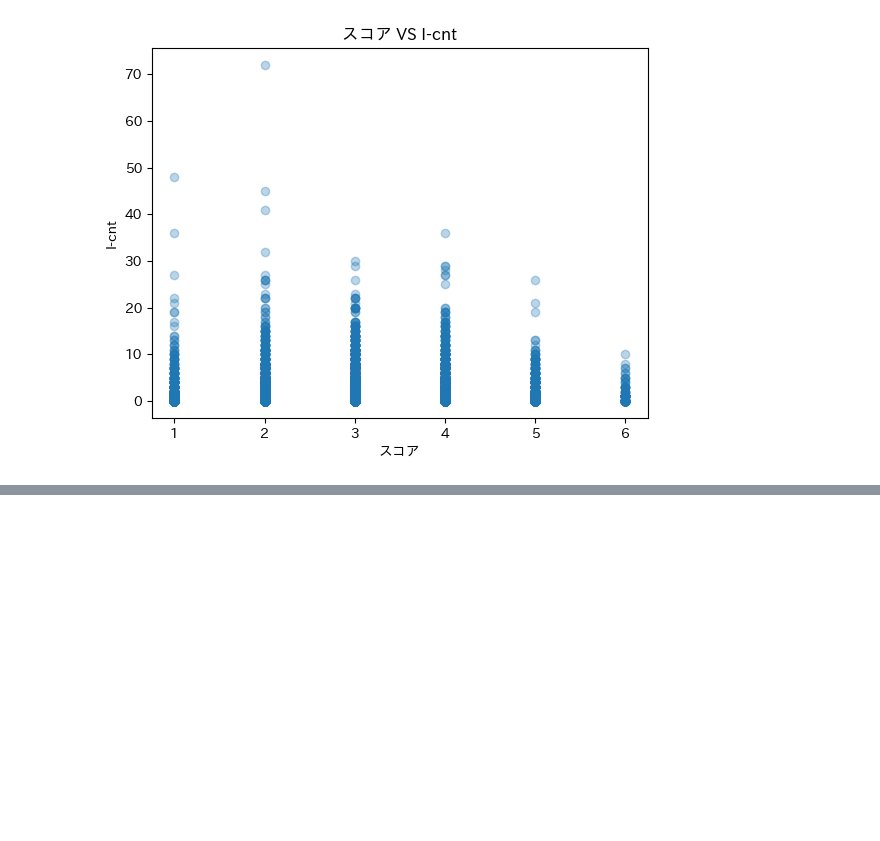
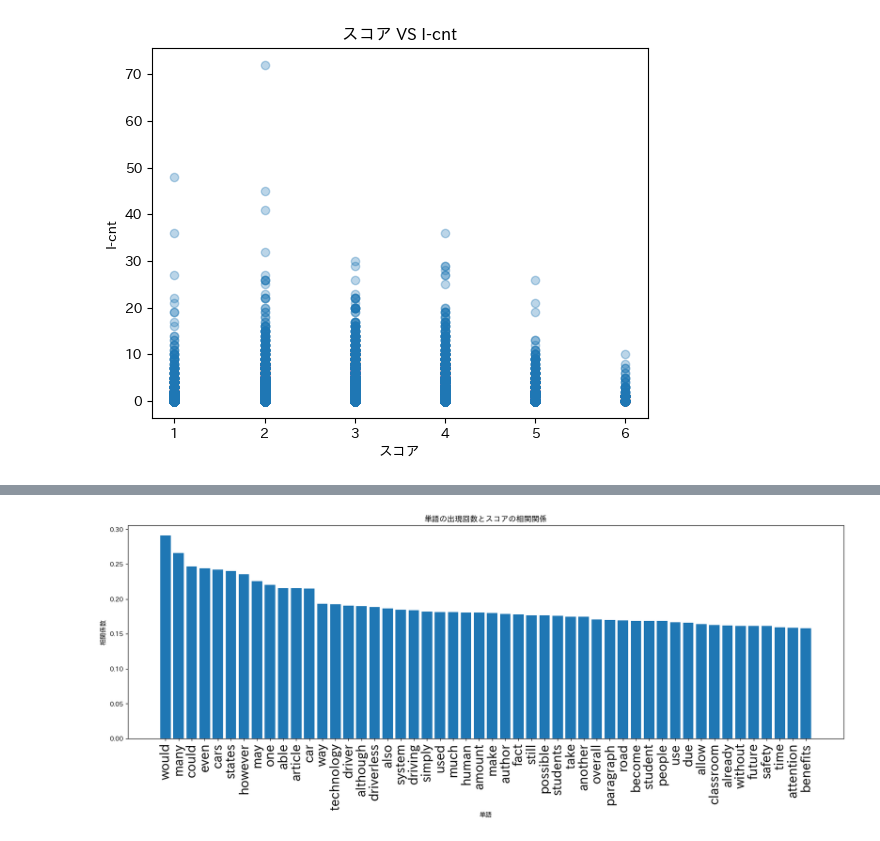
Before and after one commit to okmttkm/datascience_training, a Jupyter notebook: visualize.ipynb, the cells around one changed output, grey strips where cells are left out. Saved outputs shown, nothing was run; the diff lists cells and outputs as text; code cells hidden in the pictures; blank space fills up the shorter version.

```diff
--- a/visualize.ipynb
+++ b/visualize.ipynb
@@ -88,0 +197,31 @@ plt.show()
+# %%
+# CountVectorizerを使って単語の出現頻度をベクトル化
+vectorizer = CountVectorizer()
+X = vectorizer.fit_transform(df['processed_text'])
+
+# ベクトルをデータフレームに変換
+words_df = pd.DataFrame(X.toarray(), columns=vectorizer.get_feature_names_out())
+
+# スコアを追加
+words_df['score'] = df['score']
+
+# データ確認
+# words_df
+# %%
+# 相関計算のために単語列のみを抽出
+words_only_df = words_df.drop(columns=['score'])
+
+# 相関を計算し、結果をDataFrameに格納
+correlations = {}
+for word in words_only_df.columns:
+    correlation, _ = pearsonr(words_only_df[word], words_df['score'])
+    correlations[word] = correlation
+
+# 相関(絶対値)の高い順にソート
+sorted_correlations = sorted(correlations.items(), key=lambda item: item[1], reverse=True)
+
+# 相関上位の単語とその相関値
+top_words = pd.DataFrame(sorted_correlations, columns=['word', 'correlation'])
+
+# データ確認
+top_words.head()
@@ -88,0 +235,11 @@ plt.show()
+# %%
+# 正の相関の強い単語をグラフ表示
+fig, ax = plt.subplots(figsize=(20,6))
+ax.bar(x=top_words['word'][:50], height=top_words['correlation'][:50])
+ax.set_xlabel('単語')
+ax.set_ylabel('相関係数')
+ax.set_title('単語の出現回数とスコアの相関関係')
+plt.xticks(rotation=90, fontsize=20)
+plt.show()
+# %% [output]
+[figure, added]
```
Also changed, not shown: parts of 19 cells of this notebook, 1 other file.
